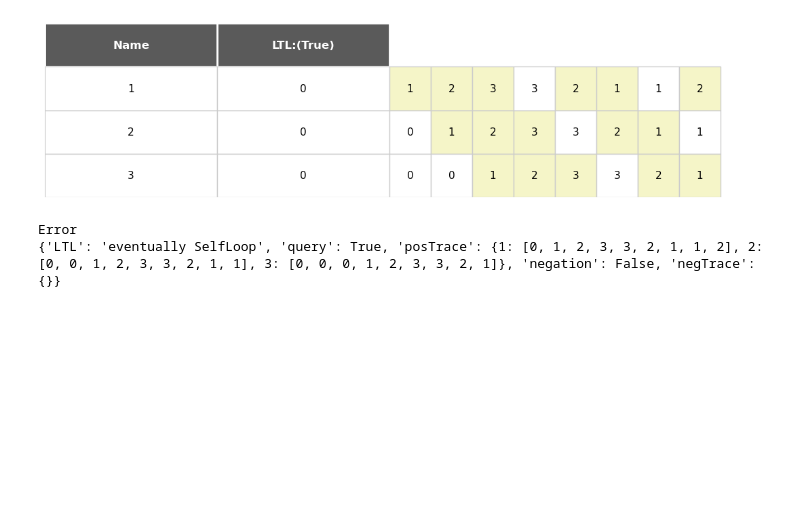
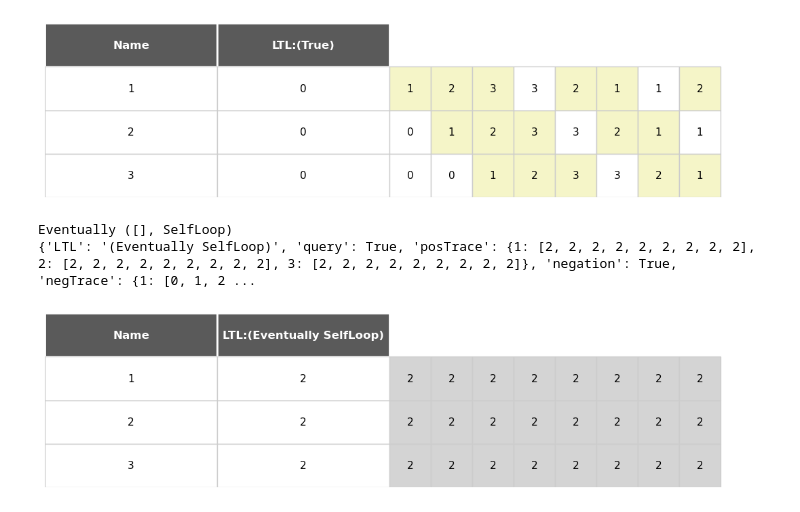
Before and after one commit to hallba/pybma, a Jupyter notebook: examples/ExampleNotebook.ipynb, the cells around one changed output. Saved outputs shown, nothing was run; the diff lists cells and outputs as text; code cells hidden in the pictures; blank space fills up the shorter version.

Commit message:
Working LTL with query error checking

```diff
--- a/examples/ExampleNotebook.ipynb
+++ b/examples/ExampleNotebook.ipynb
@@ -321,8 +321,12 @@ simulation_table(testLTL["posTrace"],"LTL:"+testLTL["LTL"])
 # %% [output]
 [figure]
 # %%
-findFixpoint = pybma.testQuery("eventually SelfLoop",qn,10)
+findFixpoint = pybma.testQuery("(Eventually SelfLoop)",qn,10)
 print(findFixpoint)
 # %% [output]
-Error
-{'LTL': 'eventually SelfLoop', 'query': True, 'posTrace': {1: [0, 1, 2, 3, 3, 2, 1, 1, 2], 2: [0, 0, 1, 2, 3, 3, 2, 1, 1], 3: [0, 0, 0, 1, 2, 3, 3, 2, 1]}, 'negation': False, 'negTrace': {}}
+Eventually ([], SelfLoop)
+{'LTL': '(Eventually SelfLoop)', 'query': True, 'posTrace': {1: [2, 2, 2, 2, 2, 2, 2, 2, 2], 2: [2, 2, 2, 2, 2, 2, 2, 2, 2], 3: [2, 2, 2, 2, 2, 2, 2, 2, 2]}, 'negation': True, 'negTrace': {1: [0, 1, 2 ...
+# %%
+simulation_table(findFixpoint["posTrace"],"LTL:"+findFixpoint["LTL"])
+# %% [output]
+[figure, added]
```
Also changed, not shown: parts of 2 cells of this notebook, 1 other file.
